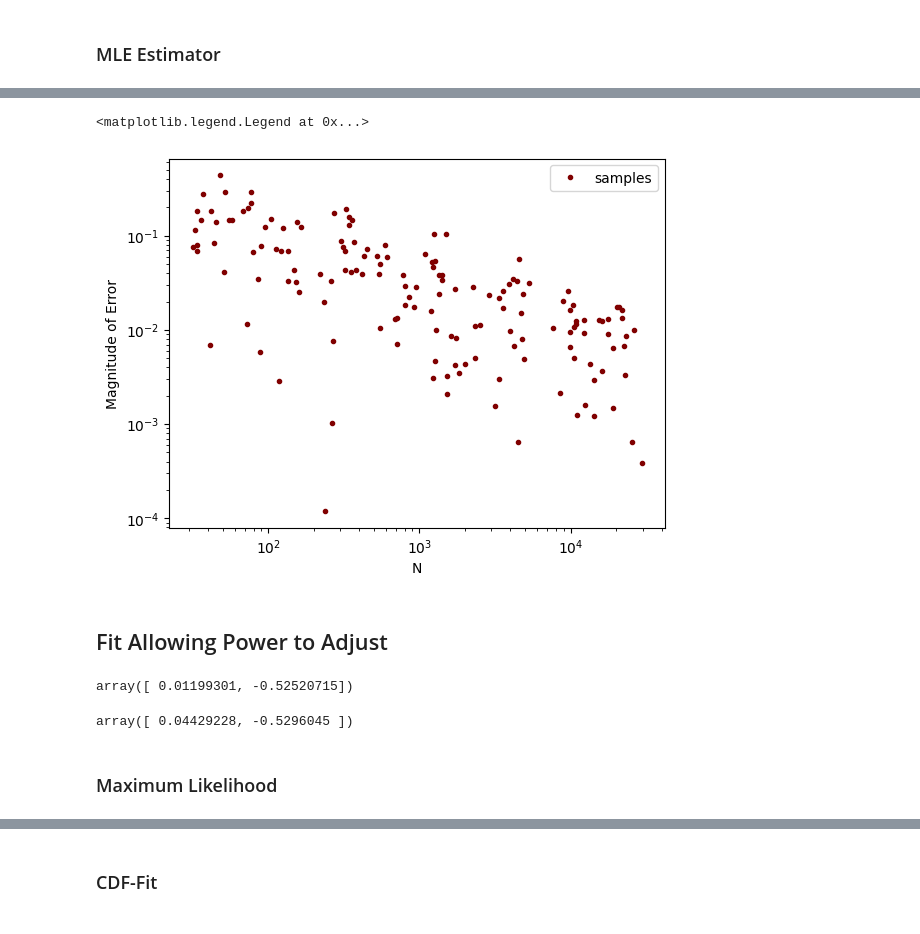
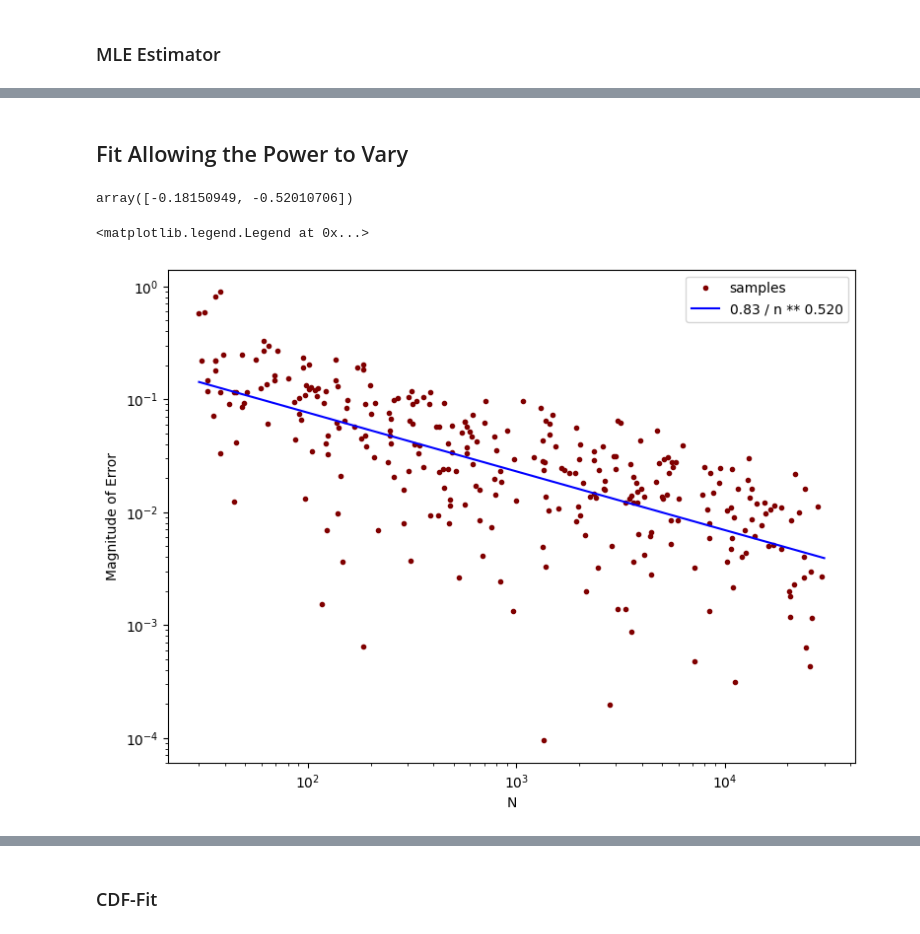
Before and after one commit to DesignToolInvestor/ManetSim, a Jupyter notebook: 2dDist/Worksheets/ml_vs_cdf_fit_b.ipynb, the cells around one changed output, grey strips where cells are left out. Saved outputs shown, nothing was run; the diff lists cells and outputs as text; code cells hidden in the pictures.

```diff
--- a/2dDist/Worksheets/ml_vs_cdf_fit_b.ipynb
+++ b/2dDist/Worksheets/ml_vs_cdf_fit_b.ipynb
@@ -126,20 +105,32 @@ for n in nL:
+# %%
+nLog = tuple(log(n) for n in nL)
 # %%
-mleErr = [aEst - aTrue for aEst in mleEst]
+mleErr = list(aEst - aTrue for aEst in mleEst)
+mleAbsErr = list(abs(e) for e in mleErr)
+mleLogErr = [log(e) for e in mleAbsErr]
+# %% [markdown]
+## Fit Allowing the Power to Vary
+# %%
+linFit = lambda n, a0,a1: a0 + a1*n
+# %%
+mleLinFit,_ = curve_fit(linFit, nLog, mleLogErr)
+mleLinFit
+# %% [output]
+array([-0.18150949, -0.52010706])
 # %%
-plot.loglog(nL, mleErr, '.', color='maroon', label='samples')
+plot.figure(figsize=figSize)
+plot.loglog(nL, mleAbsErr, '.', color='maroon', label='samples')
 
-# nGrid = LogGrid1(nMin,nMax, nPlot)
-#
-# a0,a1 = mleParam
-# fitGrid = [exp(a0) * n**a1 for n in nGrid]
-# text = f'{exp(a0):.2f} / n^{-a1:.3f}'
-# plot.loglog(nGrid, fitGrid, c='blue', label=text)
+nGrid = LogGrid1(nMin,nMax, nPlot)
+
+a0,a1 = mleLinFit
+fitGrid = [exp(a0) * n**a1 for n in nGrid]
+text = f'{exp(a0):.2f} / n ** {-a1:.3f}'
+plot.loglog(nGrid, fitGrid, c='blue', label=text)
 
 plot.xlabel('N')
 plot.ylabel('Magnitude of Error')
 plot.legend()
 # %% [output]
 <matplotlib.legend.Legend at 0x...>
-[figure, old version]
+[figure, new version]
-# %% [markdown]
-## Fit Allowing Power to Adjust
@@ -148,12 +136,0 @@ linForm = lambda x,a0,a1: a0 + a1*x
-# %%
-mleParam,_ = curve_fit(linForm, nLog,mleLogErr)
-mleParam
-# %% [output]
-array([ 0.01199301, -0.52520715])
-# %%
-cdfParam,_ = curve_fit(linForm, nLog,cdfLogErr)
-cdfParam
-# %% [output]
-array([ 0.04429228, -0.5296045 ])
-# %% [markdown]
-### Maximum Likelihood
```
Also changed, not shown: parts of 16 cells of this notebook.
